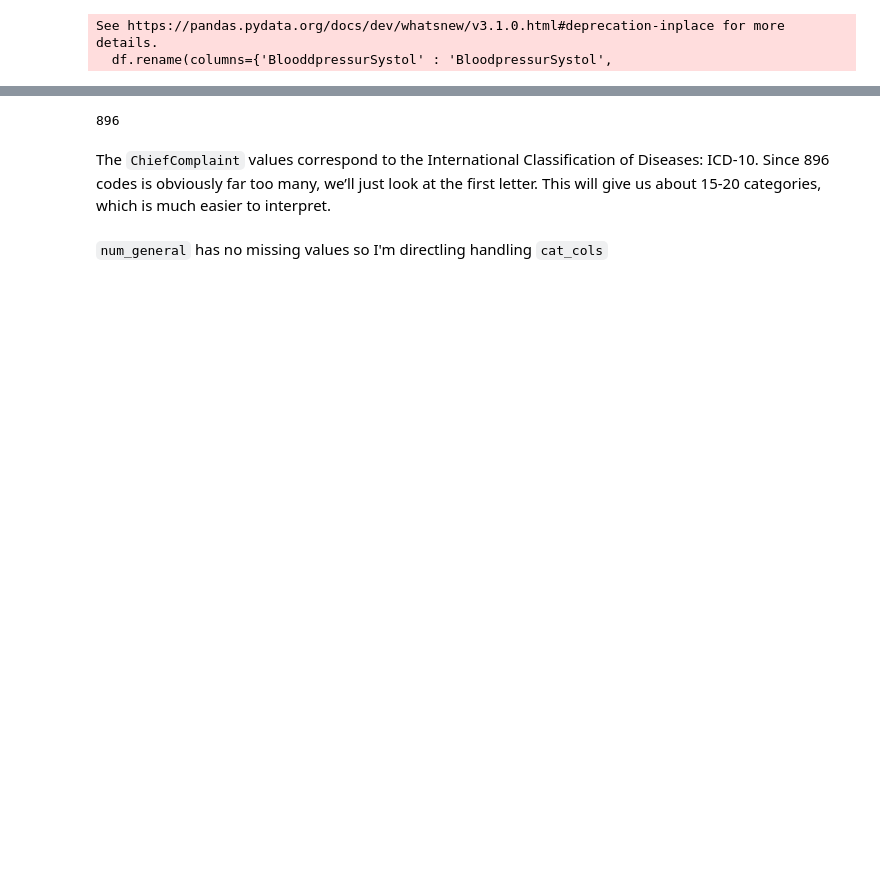
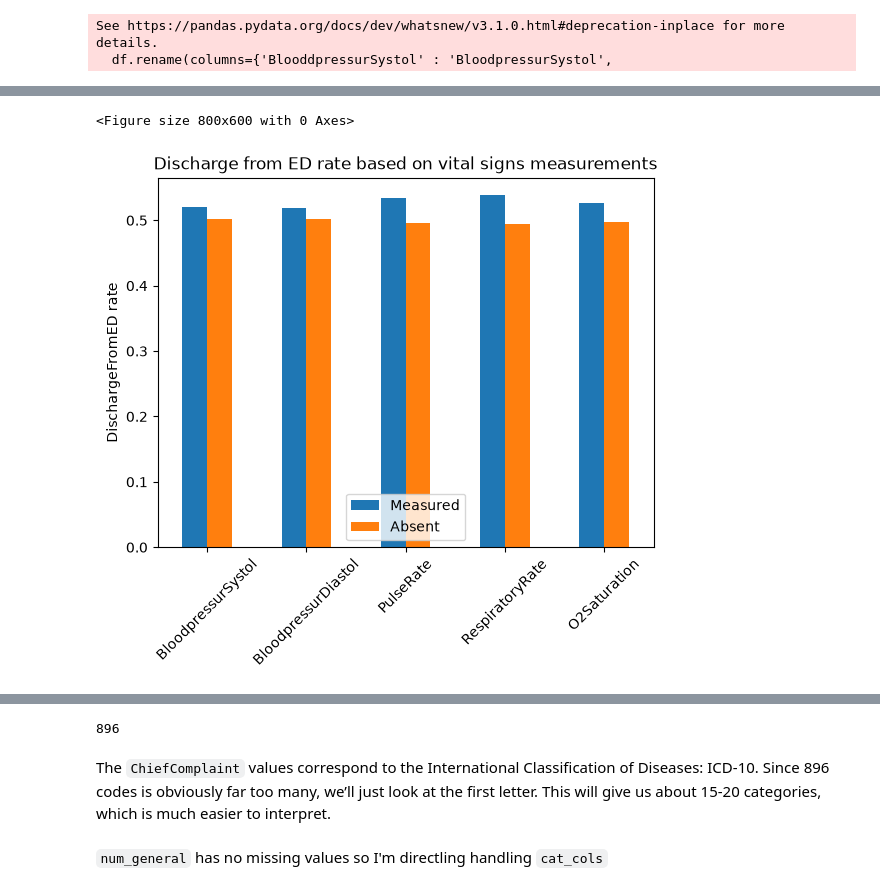
Before and after one commit to asdrz/ER-predicting-length-of-stay, a Jupyter notebook: main.ipynb, the cells around one changed output, grey strips where cells are left out. Drawn from its saved outputs; the diff is of its cells as text; code cells hidden in the pictures; blank space fills up the shorter version.

```diff
--- a/main.ipynb
+++ b/main.ipynb
@@ -135,0 +104,24 @@ df['gender'] = df['gender'].astype(int)
+# %%
+def clean_vital_signs(data: pd.DataFrame) -> pd.DataFrame:
+    df_clean = data.copy()
+
+    # Respiratory rate (< 6 = apnoea/not measured, > 60 = artefact)
+    df_clean.loc[~df_clean['RespiratoryRate'].between(6, 60), 'RespiratoryRate'] = np.nan
+
+    # Cardiac frequency (30-220 range)
+    df_clean.loc[~df_clean['PulseRate'].between(30, 220), 'PulseRate'] = np.nan
+
+    # Oxygen saturation (50-100 range)
+    df_clean.loc[~df_clean['O2Saturation'].between(50, 100), 'O2Saturation'] = np.nan
+
+    # Blood pressure (sys : 50-260 / dia : 30-140)
+    df_clean.loc[~df_clean['BloodpressurSystol'].between(50, 260), 'BloodpressurSystol'] = np.nan
+    df_clean.loc[~df_clean['BloodpressurDiastol'].between(30, 140), 'BloodpressurDiastol'] = np.nan
+
+    # Systolic/diastolic inconsistency (removing >15 diff)
+    incoherent = (df_clean['BloodpressurSystol'] - df_clean['BloodpressurDiastol']) < 15
+    df_clean.loc[incoherent, ['BloodpressurSystol', 'BloodpressurDiastol']] = np.nan
+
+    return df_clean
+
+df = clean_vital_signs(df)
@@ -135,0 +166,13 @@ df['gender'] = df['gender'].astype(int)
+# %%
+plt.figure(figsize=(8, 6))
+
+missing_rates = {col: df.groupby(f"{col}_missing")["DischargeFromED"].mean() for col in num_vitals}
+pd.DataFrame(missing_rates).T.rename(columns={0: "Measured", 1: "Absent"}).plot.bar()
+
+plt.xticks(rotation=45)
+plt.ylabel("DischargeFromED rate")
+plt.title('Discharge from ED rate based on vital signs measurements')
+plt.show()
+# %% [output]
+<Figure size 800x600 with 0 Axes>
+[figure, added]
```
Also changed, not shown: parts of 21 cells of this notebook.
